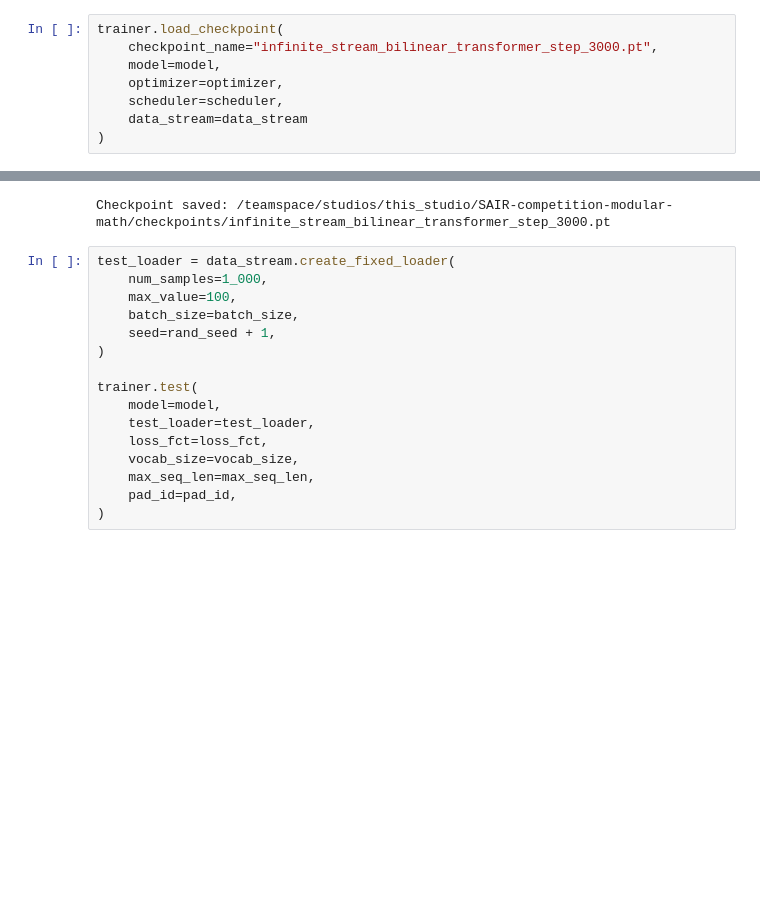
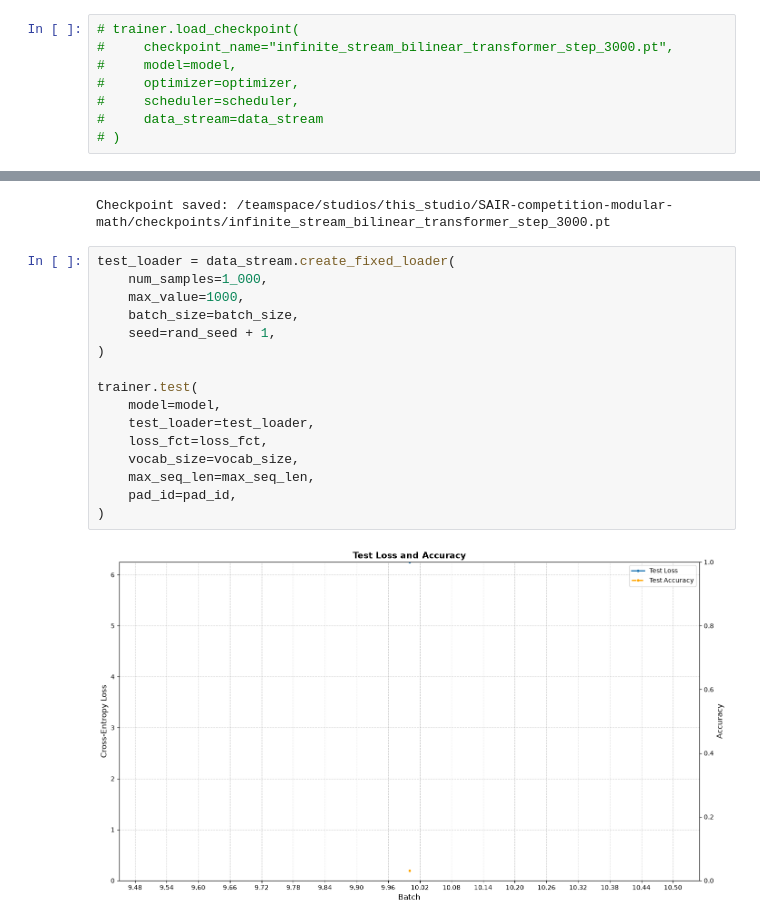
Before and after one commit to he-man-david/SAIR-competition-modular-math, a Jupyter notebook: experimenting.ipynb, the cells around one changed output, grey strips where cells are left out. Cells and saved outputs as stored; diff of their text form; blank space fills up the shorter version.

```diff
--- a/experimenting.ipynb
+++ b/experimenting.ipynb
@@ -146,8 +146,8 @@ Trainable parameters: 34,021,392
 # %%
-trainer.load_checkpoint(
-    checkpoint_name="infinite_stream_bilinear_transformer_step_3000.pt",
-    model=model,
-    optimizer=optimizer,
-    scheduler=scheduler,
-    data_stream=data_stream
-)
+# trainer.load_checkpoint(
+#     checkpoint_name="infinite_stream_bilinear_transformer_step_3000.pt",
+#     model=model,
+#     optimizer=optimizer,
+#     scheduler=scheduler,
+#     data_stream=data_stream
+# )
@@ -322,16 +329,18 @@ Checkpoint saved: /teamspace/studios/this_studio/SAIR-competition-modular-math/c
 # %%
 test_loader = data_stream.create_fixed_loader(
     num_samples=1_000,
-    max_value=100,
+    max_value=1000,
     batch_size=batch_size,
     seed=rand_seed + 1,
 )
 
 trainer.test(
     model=model,
     test_loader=test_loader,
     loss_fct=loss_fct,
     vocab_size=vocab_size,
     max_seq_len=max_seq_len,
     pad_id=pad_id,
 )
+# %% [output]
+[figure, added]
```
Also changed, not shown: parts of 5 cells of this notebook, 1 other file.
